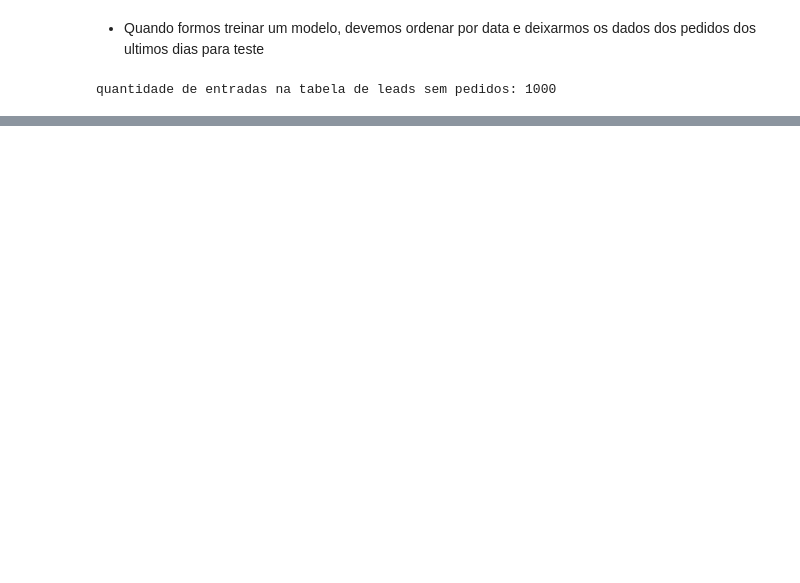
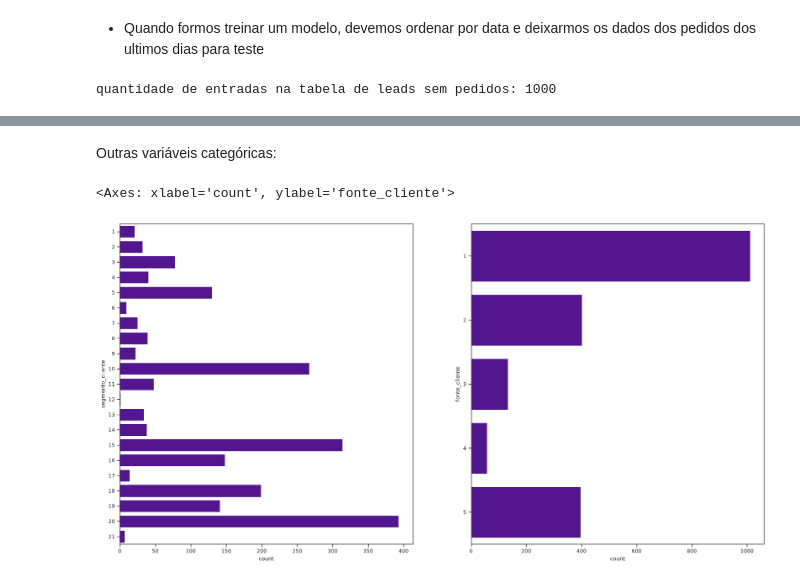
Before and after one commit to lgns-cin/CIN0144, a Jupyter notebook: EDA/com_pedidos.ipynb, the cells around one changed output, grey strips where cells are left out. Drawn from its saved outputs; the diff is of its cells as text; code cells hidden in the pictures; blank space fills up the shorter version.

```diff
--- a/EDA/com_pedidos.ipynb
+++ b/EDA/com_pedidos.ipynb
@@ -232,0 +312,14 @@ quantidade de entradas na tabela de leads sem pedidos: 1000
+# %% [markdown]
+Outras variáveis categóricas:
+# %%
+get_number = lambda str: str.split(' ')[1]
+segmentos = leads.segmento_cliente.map(get_number)
+fontes = leads.fonte_cliente.map(get_number)
+
+ax1, ax2 = plot.figure(figsize=(20, 10)).subplots(1, 2)
+
+seaborn.countplot(data=segmentos.sort_values(key=lambda arr: arr.astype(int)), ax=ax1)
+seaborn.countplot(data=fontes.sort_values(key=lambda arr: arr.astype(int)), ax=ax2)
+# %% [output]
+<Axes: xlabel='count', ylabel='fonte_cliente'>
+[figure, added]
```
Also changed, not shown: parts of 17 cells of this notebook.
